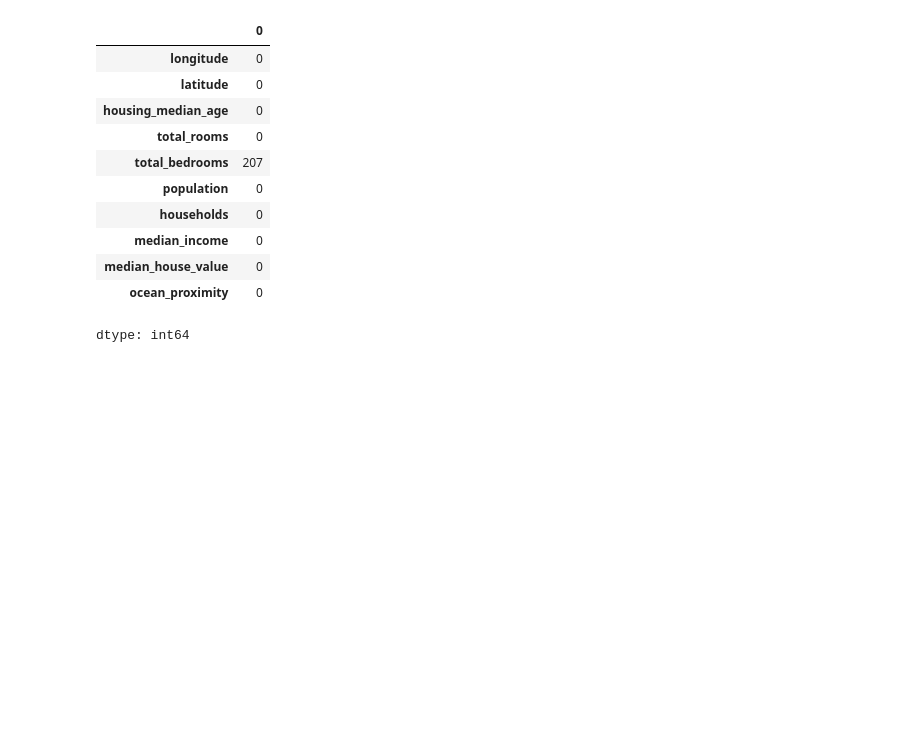
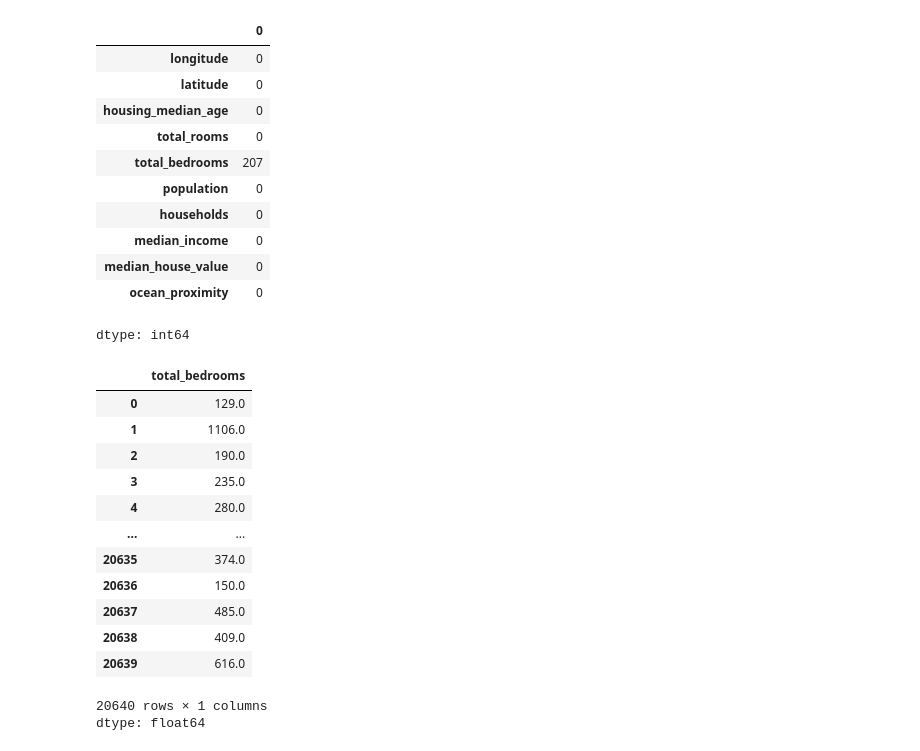
Before and after one commit to RameezHiro/California-Housing-Prices, a Jupyter notebook: California_House_Price_Prediction.ipynb, the cells around one changed output. Drawn from its saved outputs; the diff is of its cells as text; code cells hidden in the pictures; blank space fills up the shorter version.

```diff
--- a/California_House_Price_Prediction.ipynb
+++ b/California_House_Price_Prediction.ipynb
@@ -173,3 +173,20 @@ df.isnull().sum()
 | median_house_value | 0 |
 | ocean_proximity | 0 |
 dtype: int64
+# %%
+df['total_bedrooms']
+# %% [output]
+|  | total_bedrooms |
+| 0 | 129.0 |
+| 1 | 1106.0 |
+| 2 | 190.0 |
+| 3 | 235.0 |
+| 4 | 280.0 |
+| ... | ... |
+| 20635 | 374.0 |
+| 20636 | 150.0 |
+| 20637 | 485.0 |
+| 20638 | 409.0 |
+| 20639 | 616.0 |
+20640 rows × 1 columns
+dtype: float64
```
Also changed, not shown: parts of 35 cells of this notebook.
